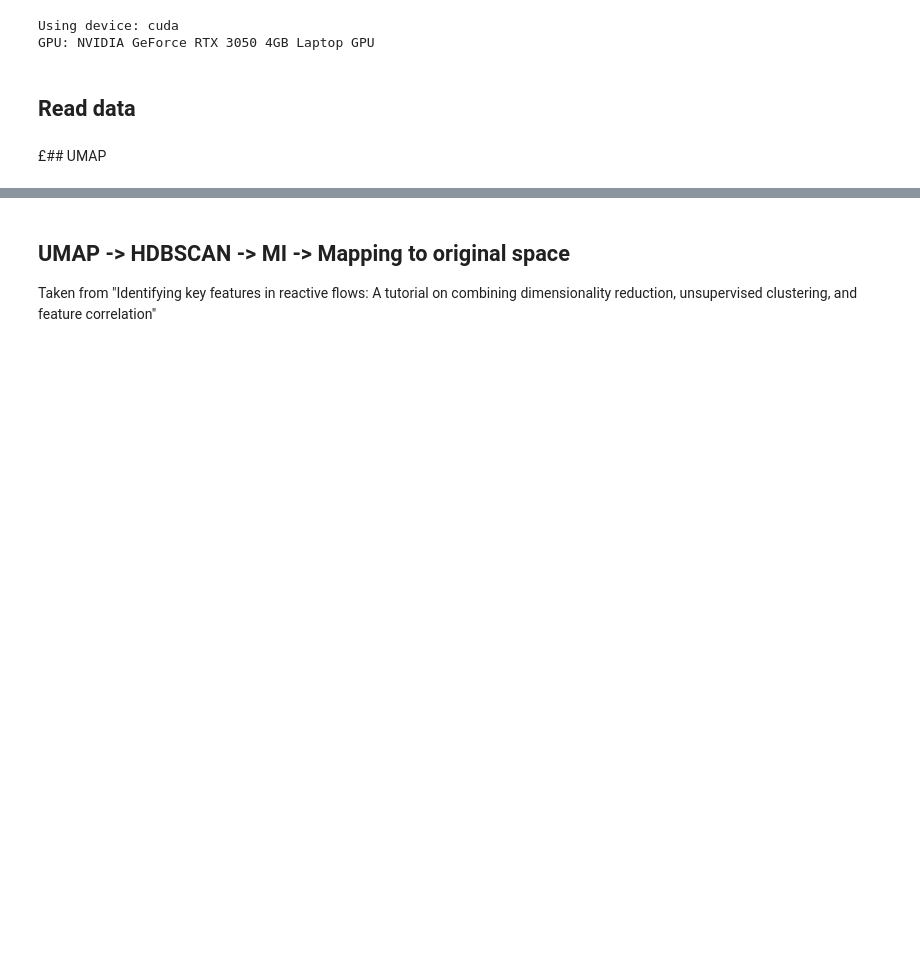
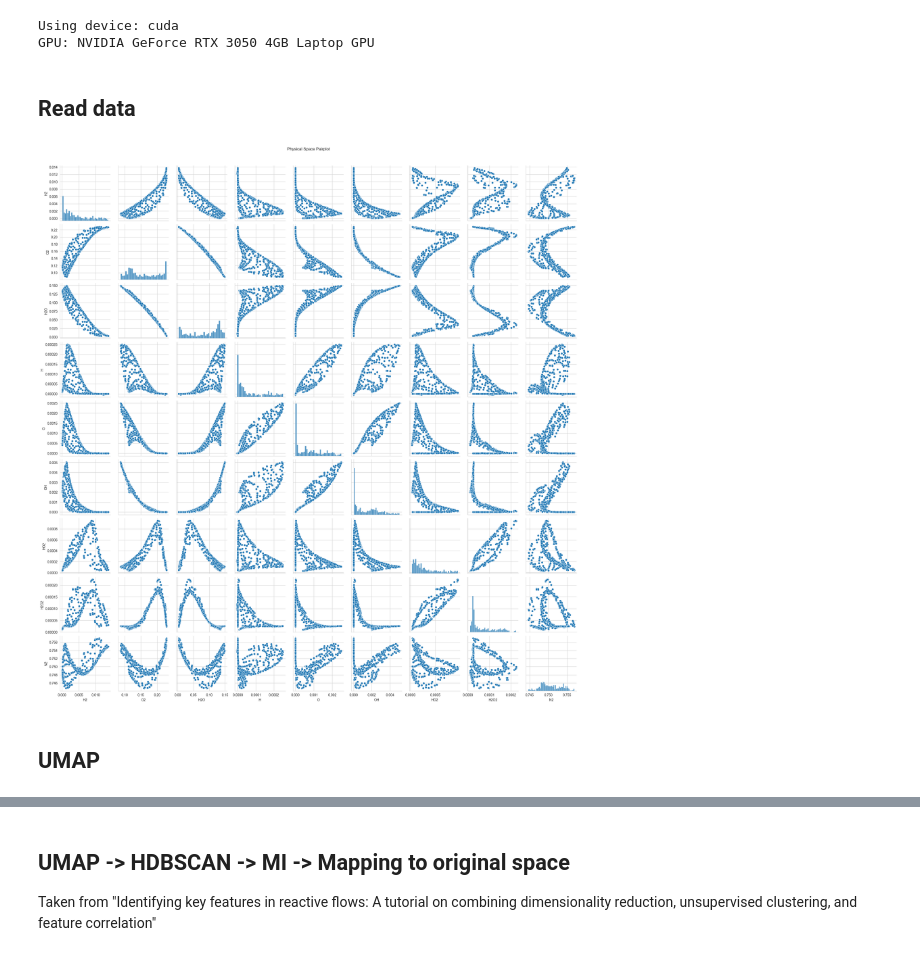
Before and after one commit to AlexandrosNtakoulas/FLAME-rf, a Jupyter notebook: Clustering_comparison.ipynb, the cells around one changed output, grey strips where cells are left out. Cells and saved outputs as stored; diff of their text form; code cells hidden in the pictures; blank space fills up the shorter version.

```diff
--- a/Clustering_comparison.ipynb
+++ b/Clustering_comparison.ipynb
@@ -44,6 +47,12 @@ df = df[(df['x'] >160) & (df['x'] < 190)]
 colourmap = df["disp_speed_density_weighted"]
 X = StandardScaler().fit_transform(df[features])
+# %%
+sns.pairplot(df[features])
+plt.suptitle('Physical Space Pairplot', y=1.02)
+plt.show()
+# %% [output]
+[figure, added]
 # %% [markdown]
-£## UMAP
+## UMAP
 # %%
 # UMAP embedding
```
Also changed, not shown: parts of 11 cells of this notebook, 14 other files.
